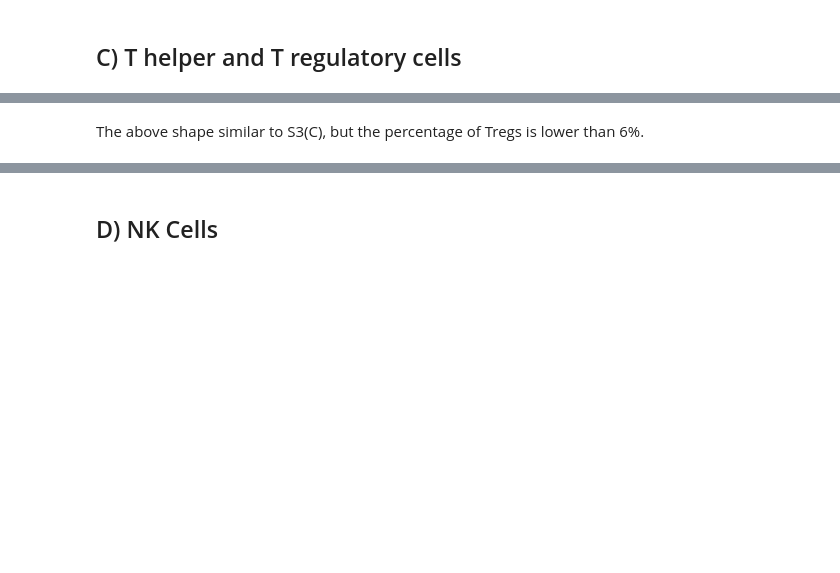
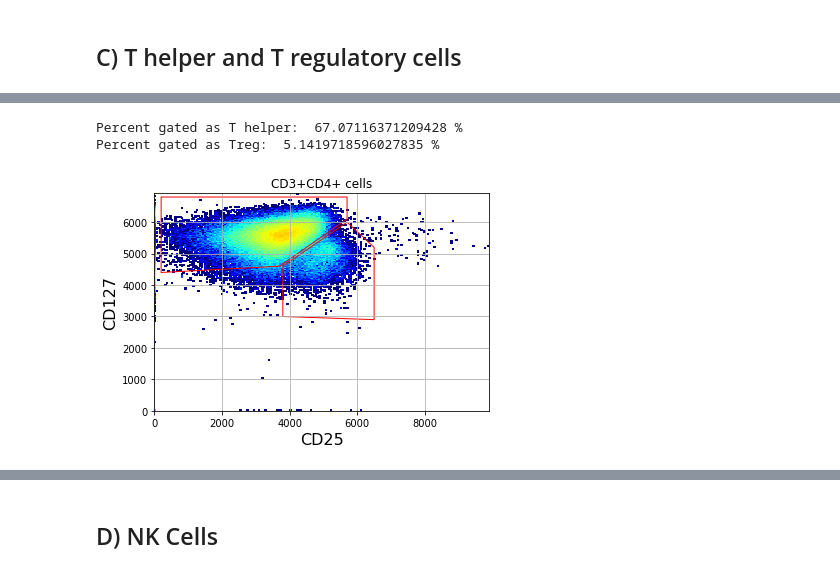
Before and after one commit to meyer-lab/type-I-ckine-model, a Jupyter notebook: liveCellGating_0423_plate2.ipynb, the cells around one changed output, grey strips where cells are left out. Saved outputs shown, nothing was run; the diff lists cells and outputs as text; code cells hidden in the pictures; blank space fills up the shorter version.

```diff
--- a/liveCellGating_0423_plate2.ipynb
+++ b/liveCellGating_0423_plate2.ipynb
@@ -43,15 +40,18 @@ The above shape and percentage are consistent with S3(C).
 # %%
 samplecd3cd4 = panel1.gate(cd3cd4_gate)
-thelp_gate = PolyGate([(3.1e03, 4.5e03), (3.5e03, 4.5e03), (6.4e03, 6.2e03), (6.4e03, 6.8e03), (3.1e03, 6.8e03)], ('VL1-H', 'BL1-H'), region='in', name='thelp')
-treg_gate = PolyGate([(4.9e03, 4e03), (5.6e03, 5.6e03), (8.0e03, 6.6e03), (9.9e03, 5.7e03), (9.9e03, 2.0e3), (4.9e03, 2.0e3)], ('VL1-H', 'BL1-H'), region='in', name='treg')
-_ = samplecd3cd4.plot(['VL1-H','BL1-H'], gates=[thelp_gate,treg_gate], cmap=cm.jet) #CD3, CD4
+thelp_gate = PolyGate([(0.2e03, 6.8e03), (0.2e03, 4.4e03), (3.7e03, 4.6e03), (5.7e03, 6.1e03), (5.7e03, 6.8e03)], ('VL1-H', 'BL1-H'), region='in', name='thelp')
+treg_gate = PolyGate([(3.8e03, 4.6e03), (3.8e03, 3.0e03), (6.5e03, 2.9e03), (6.5e03, 5.2e03), (5.7e03, 6.0e03)], ('VL1-H', 'BL1-H'), region='in', name='treg')
+_ = samplecd3cd4.plot(['VL1-H','BL1-H'], gates=[thelp_gate,treg_gate], gate_colors=['red','red'], cmap=cm.jet) #CD3, CD4
 plt.title("CD3+CD4+ cells")
 plt.xlabel("CD25")
 plt.ylabel("CD127")
+plt.grid()
 print("Percent gated as T helper: ", samplecd3cd4.gate(thelp_gate).counts/samplecd3cd4.counts*100., "%")
 print("Percent gated as Treg: ", samplecd3cd4.gate(treg_gate).counts/samplecd3cd4.counts*100., "%")
+# %% [output]
+Percent gated as T helper:  67.07116371209428 %
+Percent gated as Treg:  5.1419718596027835 %
+[figure, added]
-# %% [markdown]
-The above shape similar to S3(C), but the percentage of Tregs is lower than 6%.
 # %%
 samplethelp = samplecd3cd4.gate(thelp_gate)
 sampletreg = samplecd3cd4.gate(treg_gate)
```
Also changed, not shown: parts of 18 cells of this notebook, 3 other files.
